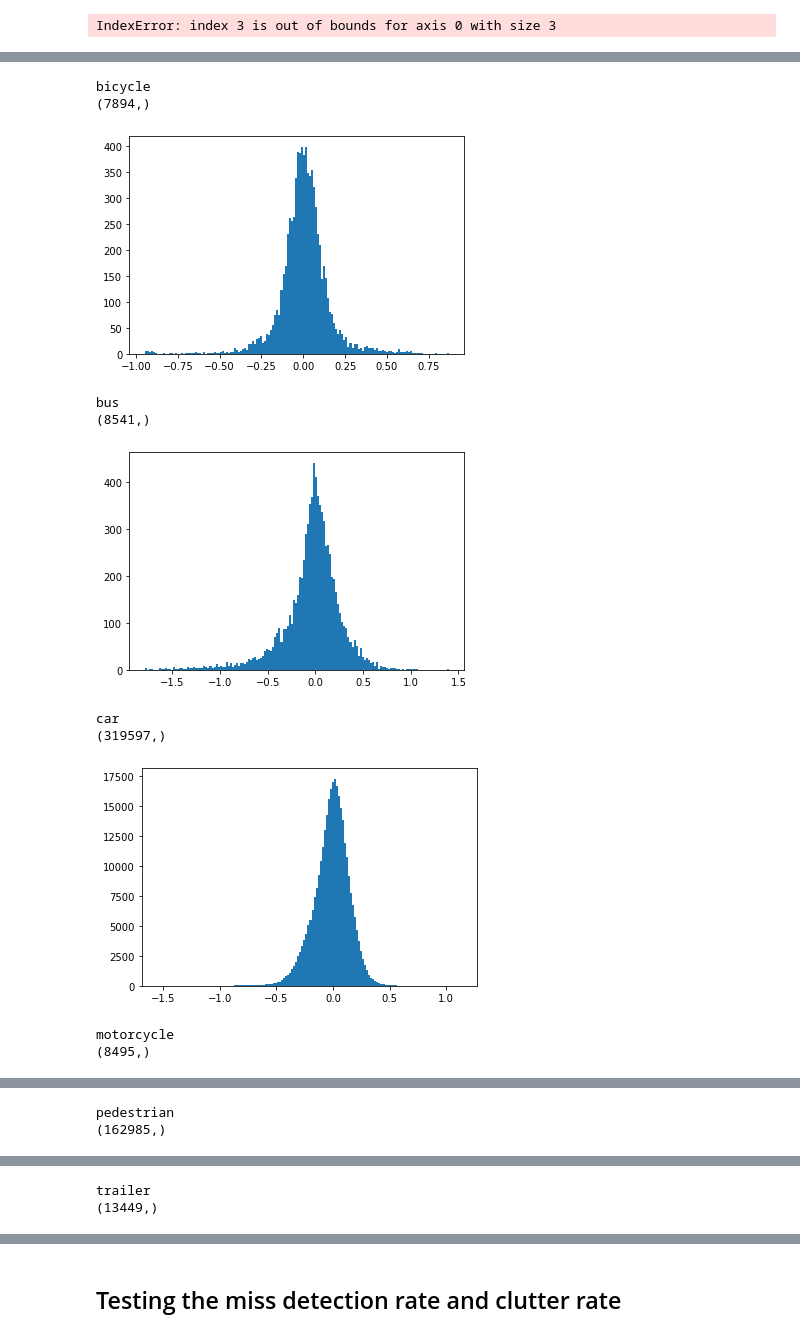
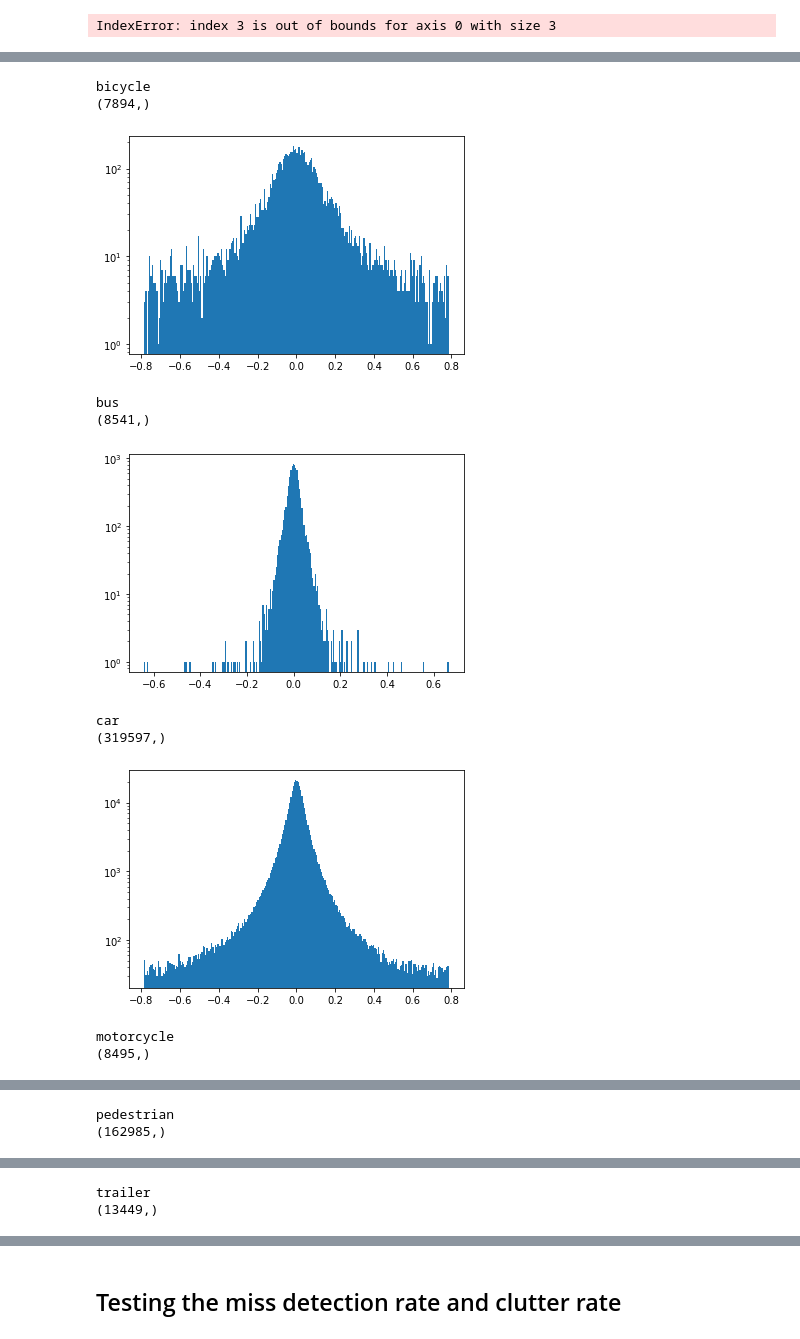
Before and after one commit to abysmalocean/3D_tracking, a Jupyter notebook: DEV/Tracking/getting_statistics.ipynb, the cells around one changed output, grey strips where cells are left out. Saved outputs shown, nothing was run; the diff lists cells and outputs as text; code cells hidden in the pictures.

Commit message:
plot the angle difference

```diff
--- a/DEV/Tracking/getting_statistics.ipynb
+++ b/DEV/Tracking/getting_statistics.ipynb
@@ -243,19 +245,20 @@ import numpy as np
 # %%
 for tracking_name in NUSCENES_TRACKING_NAMES:
     print(tracking_name)
-    values = diff[tracking_name][:,0]
+    values = diff[tracking_name][:,6]
     print(values.shape)
-    plt.hist(values, 150)
+    plt.hist(values, 250)
+    plt.gca().set_yscale("log")
     plt.show()
 # %% [output]
 bicycle
 (7894,)
-[figure, old version]
+[figure, new version]
 bus
 (8541,)
-[figure, old version]
+[figure, new version]
 car
 (319597,)
-[figure, old version]
+[figure, new version]
 motorcycle
 (8495,)
```
Also changed, not shown: parts of 2 cells of this notebook, 5 other files.
